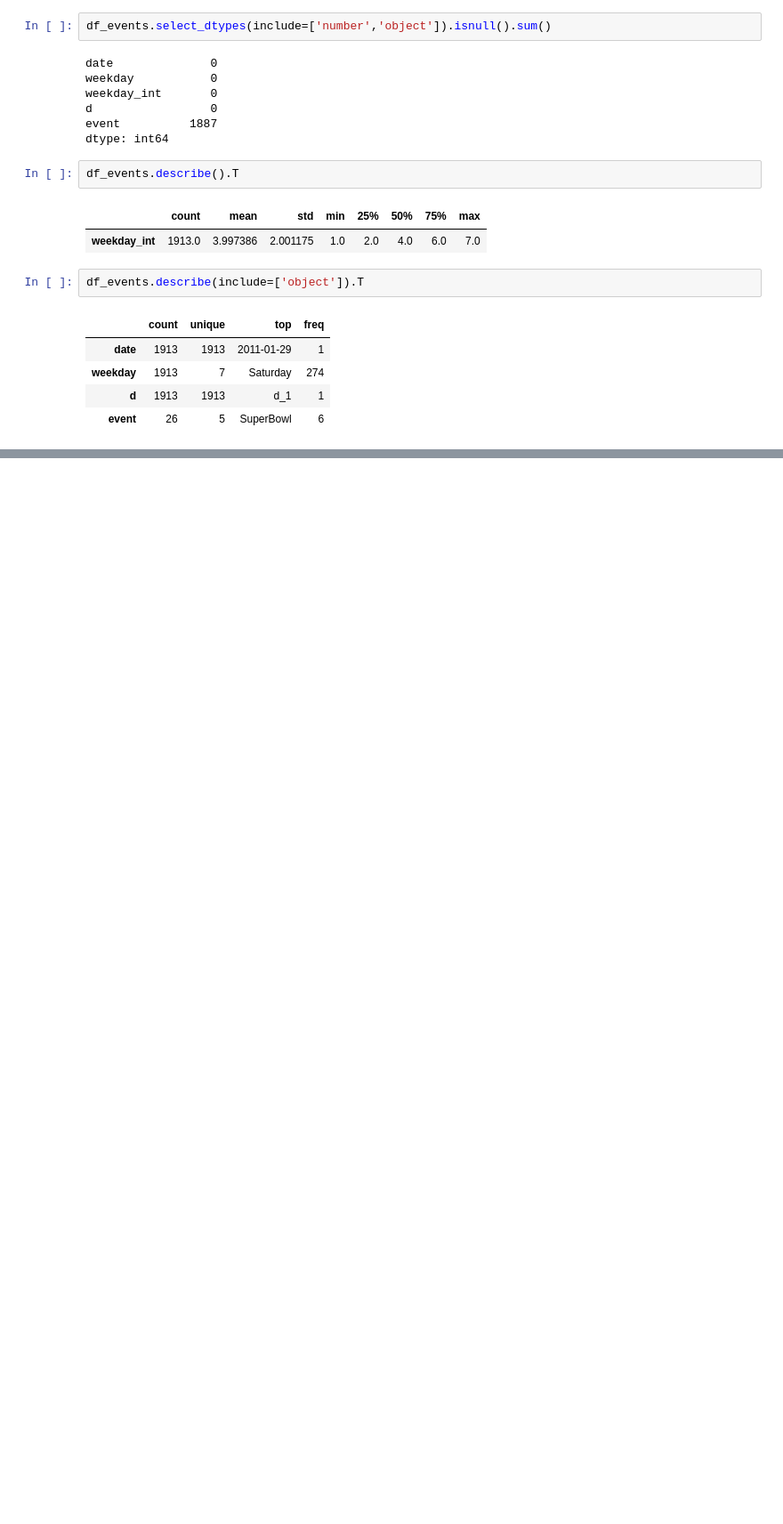
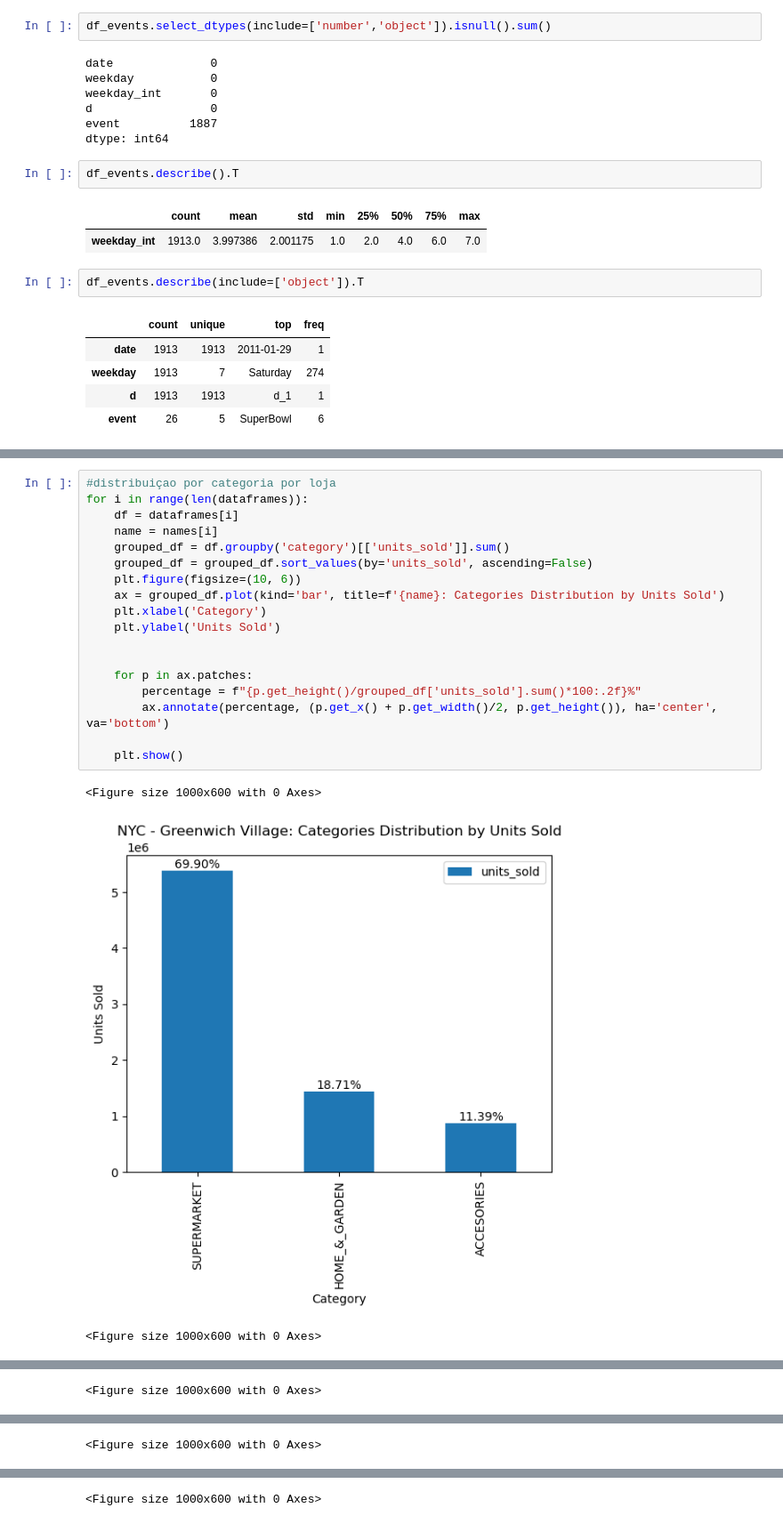
Before and after one commit to 15murakamie/dsmarket-time-series, a Jupyter notebook: main_dsmarket.ipynb, the cells around one changed output, grey strips where cells are left out. Shown at 89% size. Cells and saved outputs as stored; diff of their text form; blank space fills up the shorter version.

```diff
--- a/main_dsmarket.ipynb
+++ b/main_dsmarket.ipynb
@@ -232,0 +415,22 @@ df_events.describe(include=['object']).T
+# %%
+#distribuiçao por categoria por loja
+for i in range(len(dataframes)):
+    df = dataframes[i]
+    name = names[i]
+    grouped_df = df.groupby('category')[['units_sold']].sum()
+    grouped_df = grouped_df.sort_values(by='units_sold', ascending=False)
+    plt.figure(figsize=(10, 6))
+    ax = grouped_df.plot(kind='bar', title=f'{name}: Categories Distribution by Units Sold')
+    plt.xlabel('Category')
+    plt.ylabel('Units Sold')
+
+
+    for p in ax.patches:
+        percentage = f"{p.get_height()/grouped_df['units_sold'].sum()*100:.2f}%"
+        ax.annotate(percentage, (p.get_x() + p.get_width()/2, p.get_height()), ha='center', va='bottom')
+
+    plt.show()
+# %% [output]
+<Figure size 1000x600 with 0 Axes>
+[figure, added]
+<Figure size 1000x600 with 0 Axes>
@@ -232,0 +438 @@ df_events.describe(include=['object']).T
+<Figure size 1000x600 with 0 Axes>
@@ -232,0 +440 @@ df_events.describe(include=['object']).T
+<Figure size 1000x600 with 0 Axes>
@@ -232,0 +442 @@ df_events.describe(include=['object']).T
+<Figure size 1000x600 with 0 Axes>
```
Also changed, not shown: parts of 36 cells of this notebook.
